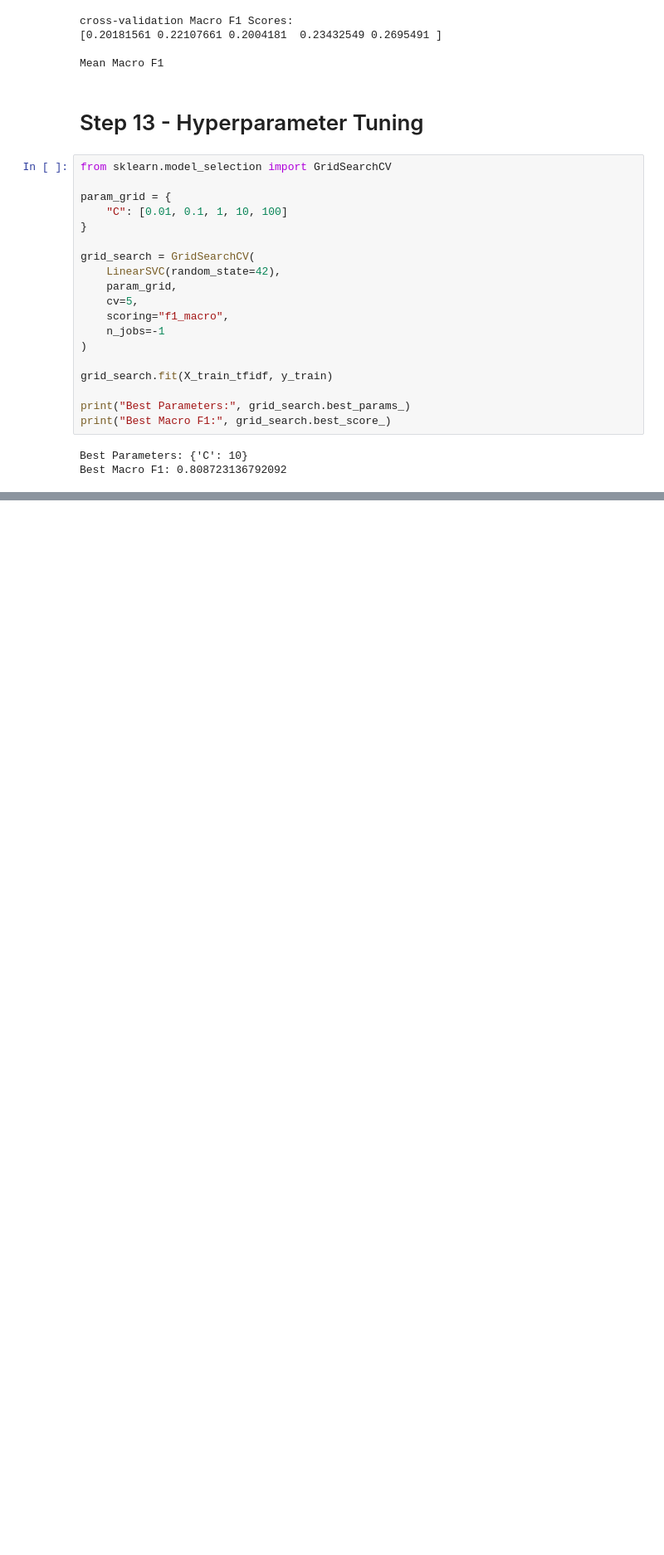
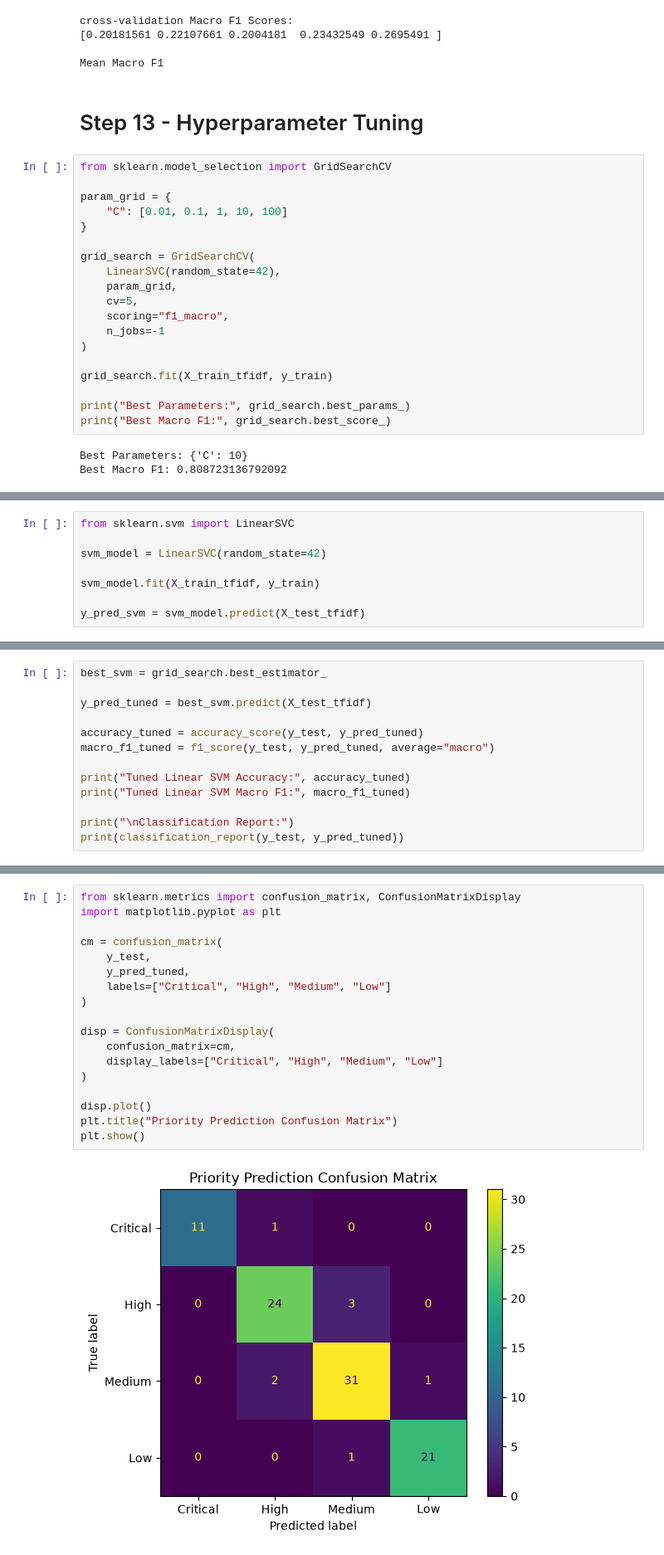
Before and after one commit to mtalhaimran104/resolveai, a Jupyter notebook: notebooks/ticket_classification.ipynb, the cells around one changed output, grey strips where cells are left out. Shown at 83% size. Saved outputs shown, nothing was run; the diff lists cells and outputs as text; blank space fills up the shorter version.

Commit message:
Add ticket classification priority prediction models

```diff
--- a/notebooks/ticket_classification.ipynb
+++ b/notebooks/ticket_classification.ipynb
@@ -983,0 +1147,8 @@ Best Macro F1: 0.808723136792092
+# %%
+from sklearn.svm import LinearSVC
+
+svm_model = LinearSVC(random_state=42)
+
+svm_model.fit(X_train_tfidf, y_train)
+
+y_pred_svm = svm_model.predict(X_test_tfidf)
@@ -983,0 +1207,13 @@ Best Macro F1: 0.808723136792092
+# %%
+best_svm = grid_search.best_estimator_
+
+y_pred_tuned = best_svm.predict(X_test_tfidf)
+
+accuracy_tuned = accuracy_score(y_test, y_pred_tuned)
+macro_f1_tuned = f1_score(y_test, y_pred_tuned, average="macro")
+
+print("Tuned Linear SVM Accuracy:", accuracy_tuned)
+print("Tuned Linear SVM Macro F1:", macro_f1_tuned)
+
+print("\nClassification Report:")
+print(classification_report(y_test, y_pred_tuned))
@@ -983,0 +1294,20 @@ Best Macro F1: 0.808723136792092
+# %%
+from sklearn.metrics import confusion_matrix, ConfusionMatrixDisplay
+import matplotlib.pyplot as plt
+
+cm = confusion_matrix(
+    y_test,
+    y_pred_tuned,
+    labels=["Critical", "High", "Medium", "Low"]
+)
+
+disp = ConfusionMatrixDisplay(
+    confusion_matrix=cm,
+    display_labels=["Critical", "High", "Medium", "Low"]
+)
+
+disp.plot()
+plt.title("Priority Prediction Confusion Matrix")
+plt.show()
+# %% [output]
+[figure, added]
```
Also changed, not shown: parts of 38 cells of this notebook, 8 other files.
